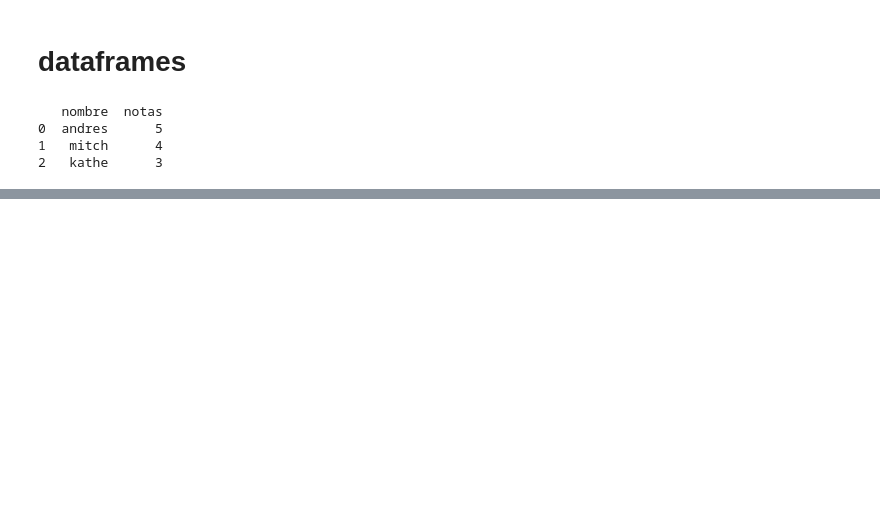
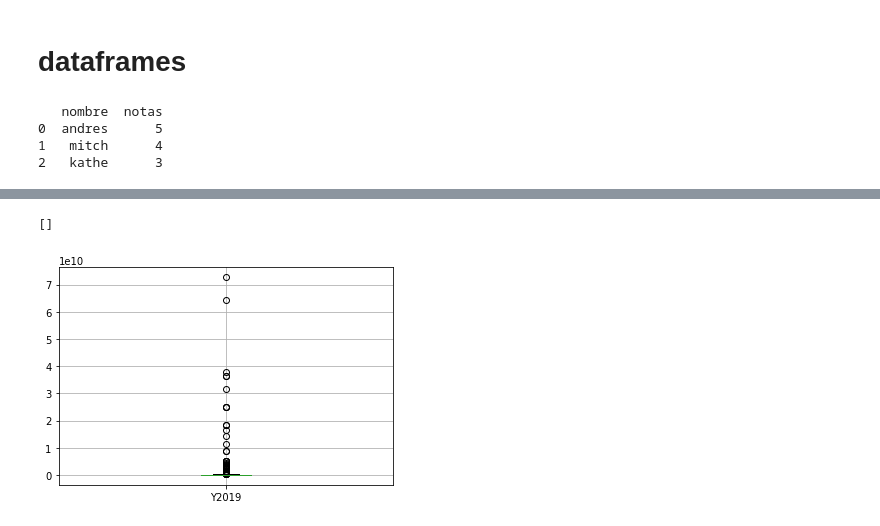
Before and after one commit to m1th/big_data, a Jupyter notebook: Phyton_Avanzado.ipynb, the cells around one changed output, grey strips where cells are left out. Cells and saved outputs as stored; diff of their text form; code cells hidden in the pictures; blank space fills up the shorter version.

```diff
--- a/Phyton_Avanzado.ipynb
+++ b/Phyton_Avanzado.ipynb
@@ -481,0 +673,6 @@ print(df)
+# %%
+boxplot = df_colombia.boxplot(column=['Y2019'])
+boxplot.plot()
+# %% [output]
+[]
+[figure, added]
```
Also changed, not shown: parts of 30 cells of this notebook.
